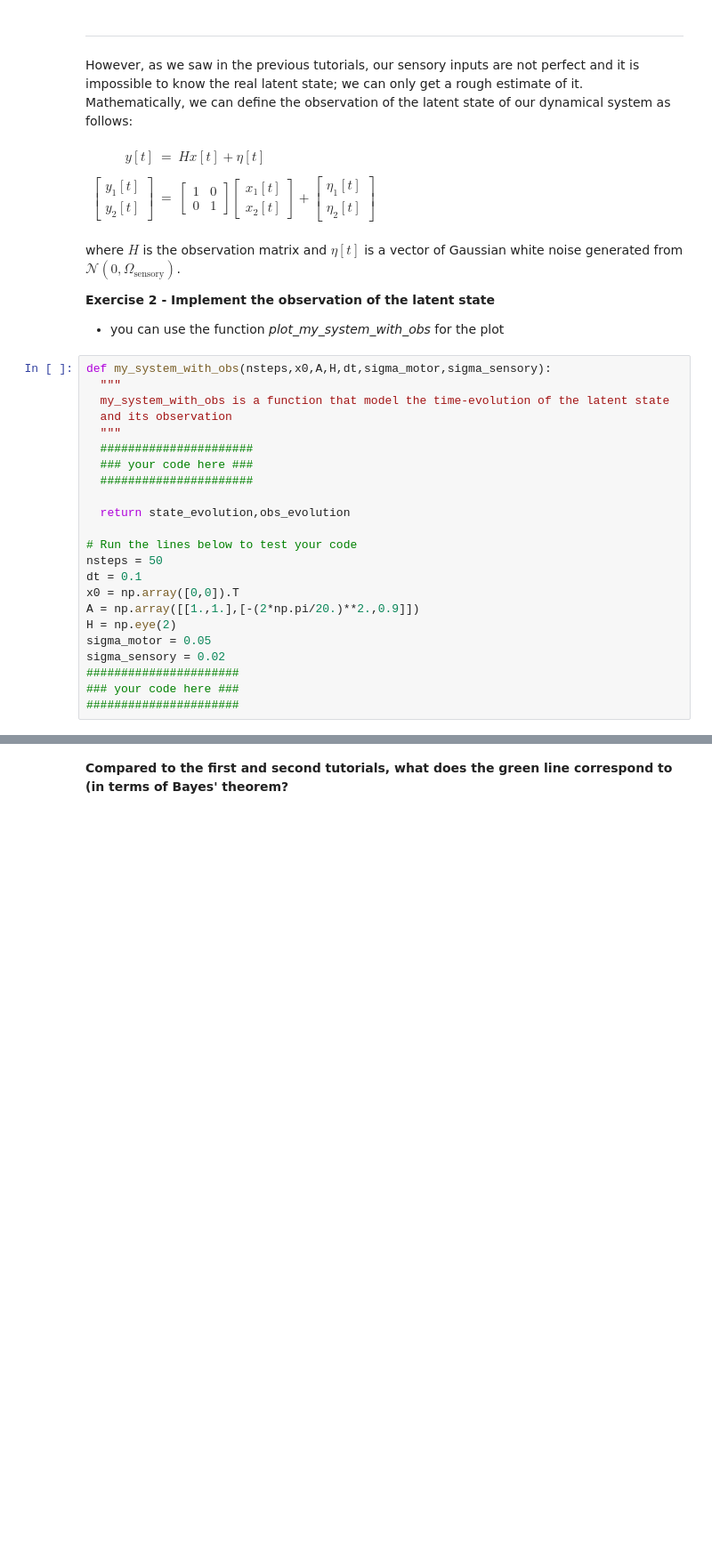
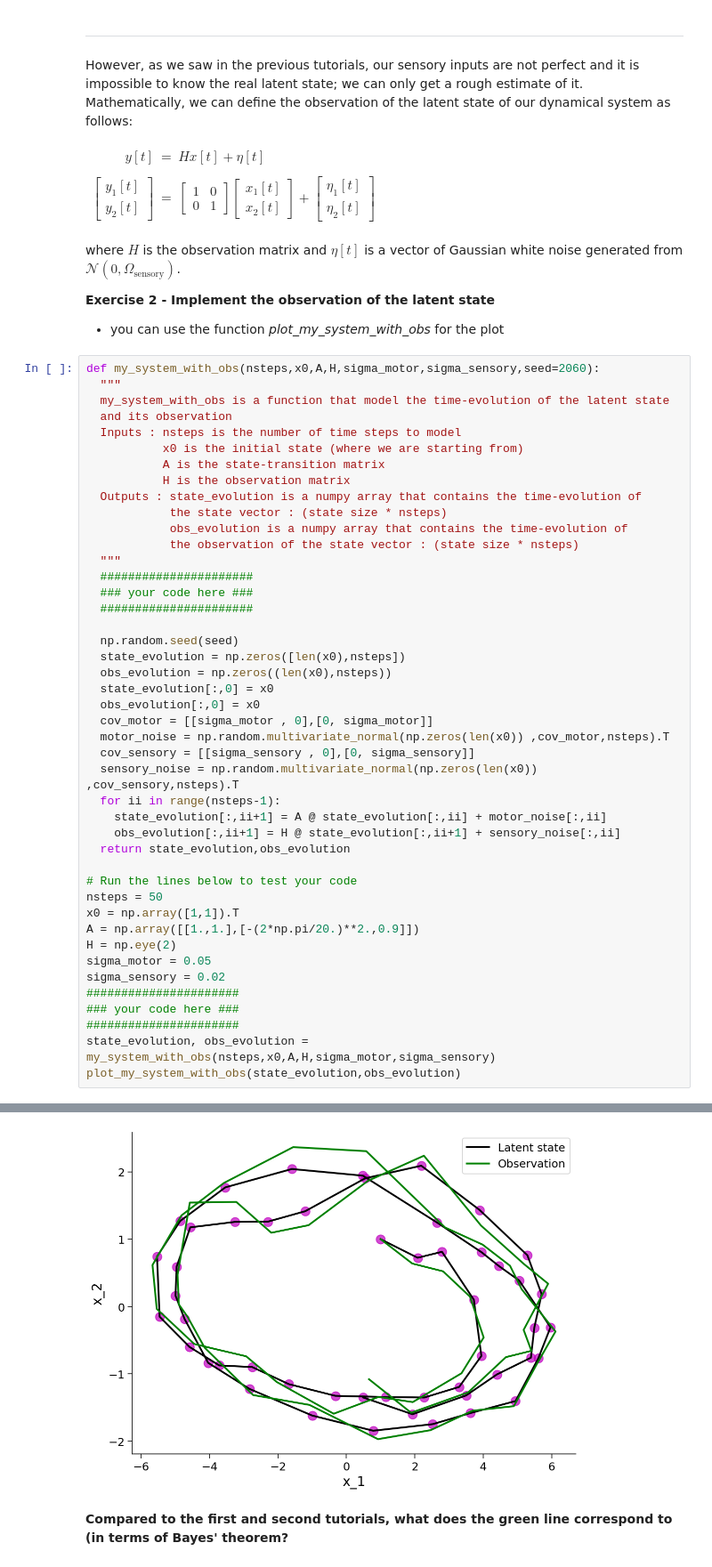
Before and after one commit to Lara-Mazy/Modelling_project1, a Jupyter notebook: LGBIO2060_TP3.ipynb, the cells around one changed output, grey strips where cells are left out. Shown: that part at 89% size. Drawn from its saved outputs; the diff is of its cells as text; blank space fills up the shorter version.

```diff
--- a/LGBIO2060_TP3.ipynb
+++ b/LGBIO2060_TP3.ipynb
@@ -188,21 +194,40 @@ where $H$ is the observation matrix and $\eta[t]$ is a vector of Gaussian white
 
 * you can use the function *plot_my_system_with_obs* for the plot
 # %%
-def my_system_with_obs(nsteps,x0,A,H,dt,sigma_motor,sigma_sensory):
+def my_system_with_obs(nsteps,x0,A,H,sigma_motor,sigma_sensory,seed=2060):
   """
   my_system_with_obs is a function that model the time-evolution of the latent state
   and its observation
+  Inputs : nsteps is the number of time steps to model
+           x0 is the initial state (where we are starting from)
+           A is the state-transition matrix
+           H is the observation matrix
+  Outputs : state_evolution is a numpy array that contains the time-evolution of
+            the state vector : (state size * nsteps)
+            obs_evolution is a numpy array that contains the time-evolution of
+            the observation of the state vector : (state size * nsteps)
   """
   ######################
   ### your code here ###
   ######################
 
+  np.random.seed(seed)
+  state_evolution = np.zeros([len(x0),nsteps])
+  obs_evolution = np.zeros((len(x0),nsteps))
+  state_evolution[:,0] = x0
+  obs_evolution[:,0] = x0
+  cov_motor = [[sigma_motor , 0],[0, sigma_motor]]
+  motor_noise = np.random.multivariate_normal(np.zeros(len(x0)) ,cov_motor,nsteps).T
+  cov_sensory = [[sigma_sensory , 0],[0, sigma_sensory]]
+  sensory_noise = np.random.multivariate_normal(np.zeros(len(x0)) ,cov_sensory,nsteps).T
+  for ii in range(nsteps-1):
+    state_evolution[:,ii+1] = A @ state_evolution[:,ii] + motor_noise[:,ii]
+    obs_evolution[:,ii+1] = H @ state_evolution[:,ii+1] + sensory_noise[:,ii]
   return state_evolution,obs_evolution
 
 # Run the lines below to test your code
 nsteps = 50
-dt = 0.1
-x0 = np.array([0,0]).T
+x0 = np.array([1,1]).T
 A = np.array([[1.,1.],[-(2*np.pi/20.)**2.,0.9]])
 H = np.eye(2)
 sigma_motor = 0.05
@@ -210,3 +235,6 @@ sigma_sensory = 0.02
 ######################
 ### your code here ###
 ######################
+state_evolution, obs_evolution = my_system_with_obs(nsteps,x0,A,H,sigma_motor,sigma_sensory)
+plot_my_system_with_obs(state_evolution,obs_evolution)
+# %% [output]
@@ -213,3 +242,4 @@ sigma_sensory = 0.02
+[figure, added]
 # %% [markdown]
 **Compared to the first and second tutorials, what does the green line correspond to (in terms of Bayes' theorem?**
 # %% [markdown]
```
Also changed, not shown: parts of 9 cells of this notebook, 6 other files.
